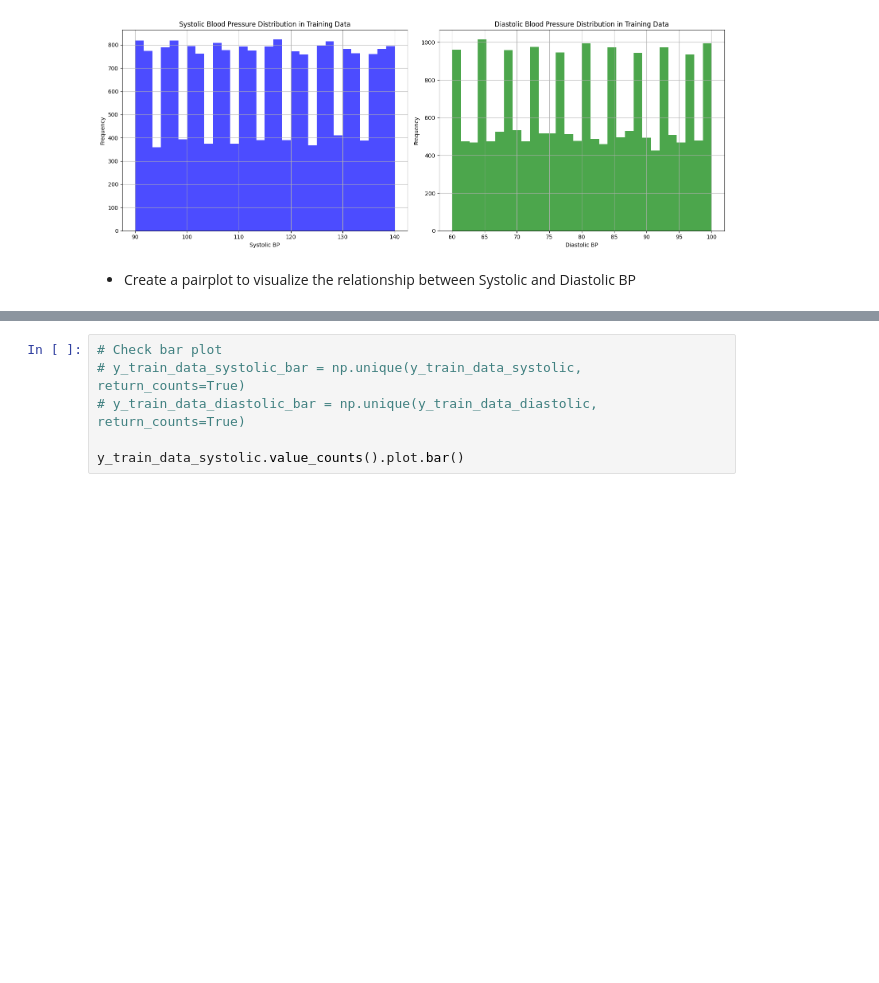
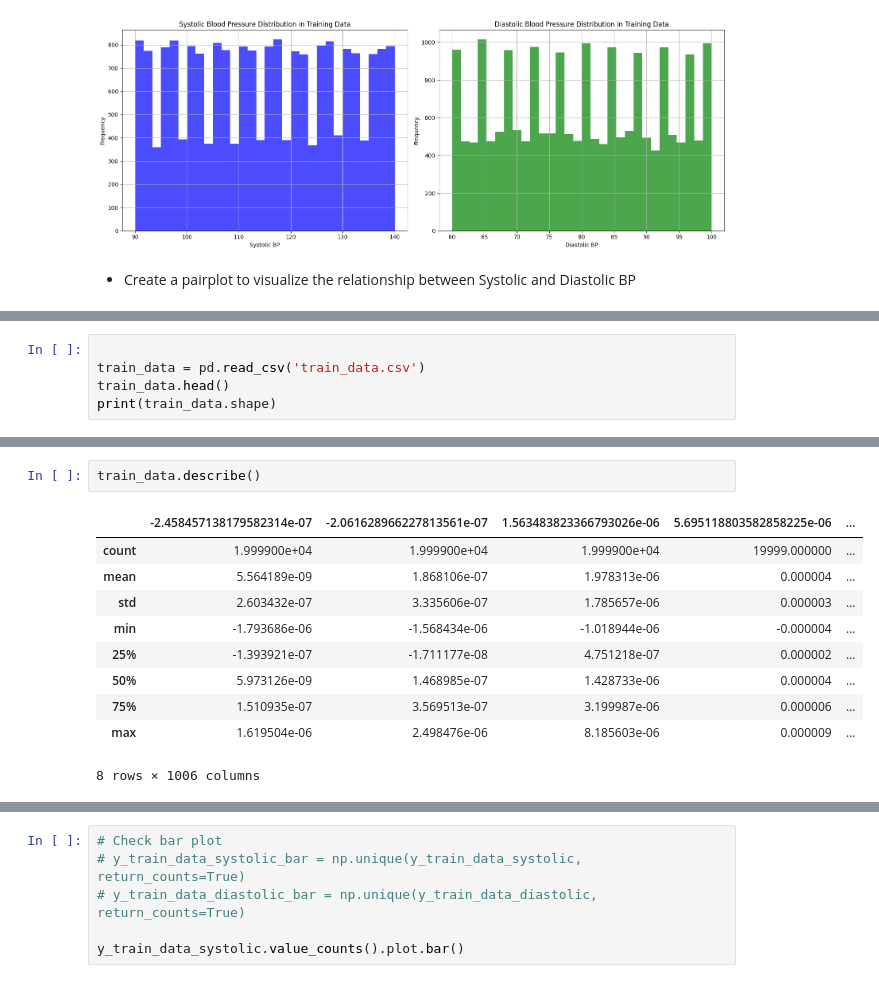
Before and after one commit to rumman-adnan/Assignment-Sensors-Data, a Jupyter notebook: Assignment(sensors)/EDA.ipynb, the cells around one changed output, grey strips where cells are left out. Cells and saved outputs as stored; diff of their text form; blank space fills up the shorter version.

```diff
--- a/Assignment(sensors)/EDA.ipynb
+++ b/Assignment(sensors)/EDA.ipynb
@@ -109,0 +114,5 @@ ValueError: Image size of 250000x250000 pixels is too large. It must be less tha
+# %%
+
+train_data = pd.read_csv('train_data.csv')
+train_data.head()
+print(train_data.shape)
@@ -109,0 +192,13 @@ ValueError: Image size of 250000x250000 pixels is too large. It must be less tha
+# %%
+train_data.describe()
+# %% [output]
+|  | -2.458457138179582314e-07 | -2.061628966227813561e-07 | 1.563483823366793026e-06 | 5.695118803582858225e-06 | ... |
+| count | 1.999900e+04 | 1.999900e+04 | 1.999900e+04 | 19999.000000 | ... |
+| mean | 5.564189e-09 | 1.868106e-07 | 1.978313e-06 | 0.000004 | ... |
+| std | 2.603432e-07 | 3.335606e-07 | 1.785657e-06 | 0.000003 | ... |
+| min | -1.793686e-06 | -1.568434e-06 | -1.018944e-06 | -0.000004 | ... |
+| 25% | -1.393921e-07 | -1.711177e-08 | 4.751218e-07 | 0.000002 | ... |
+| 50% | 5.973126e-09 | 1.468985e-07 | 1.428733e-06 | 0.000004 | ... |
+| 75% | 1.510935e-07 | 3.569513e-07 | 3.199987e-06 | 0.000006 | ... |
+| max | 1.619504e-06 | 2.498476e-06 | 8.185603e-06 | 0.000009 | ... |
+8 rows × 1006 columns
```
Also changed, not shown: parts of 12 cells of this notebook.
